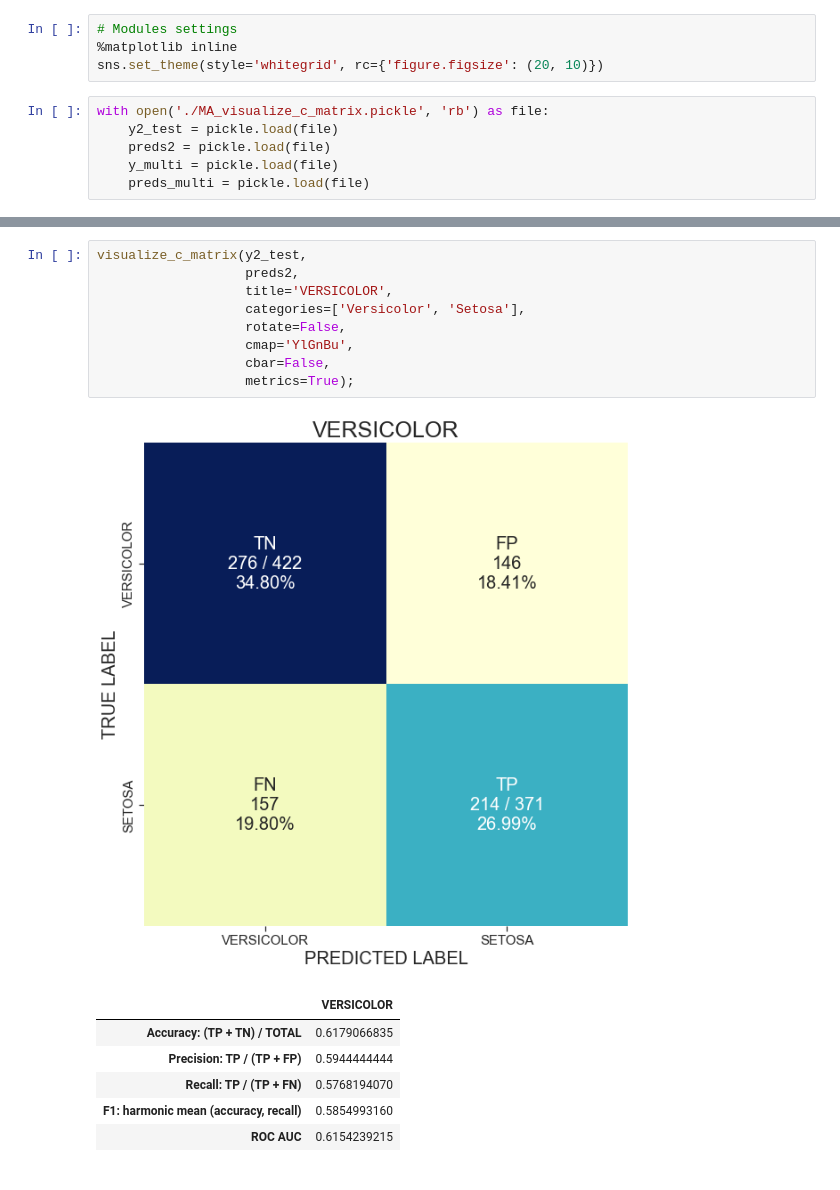
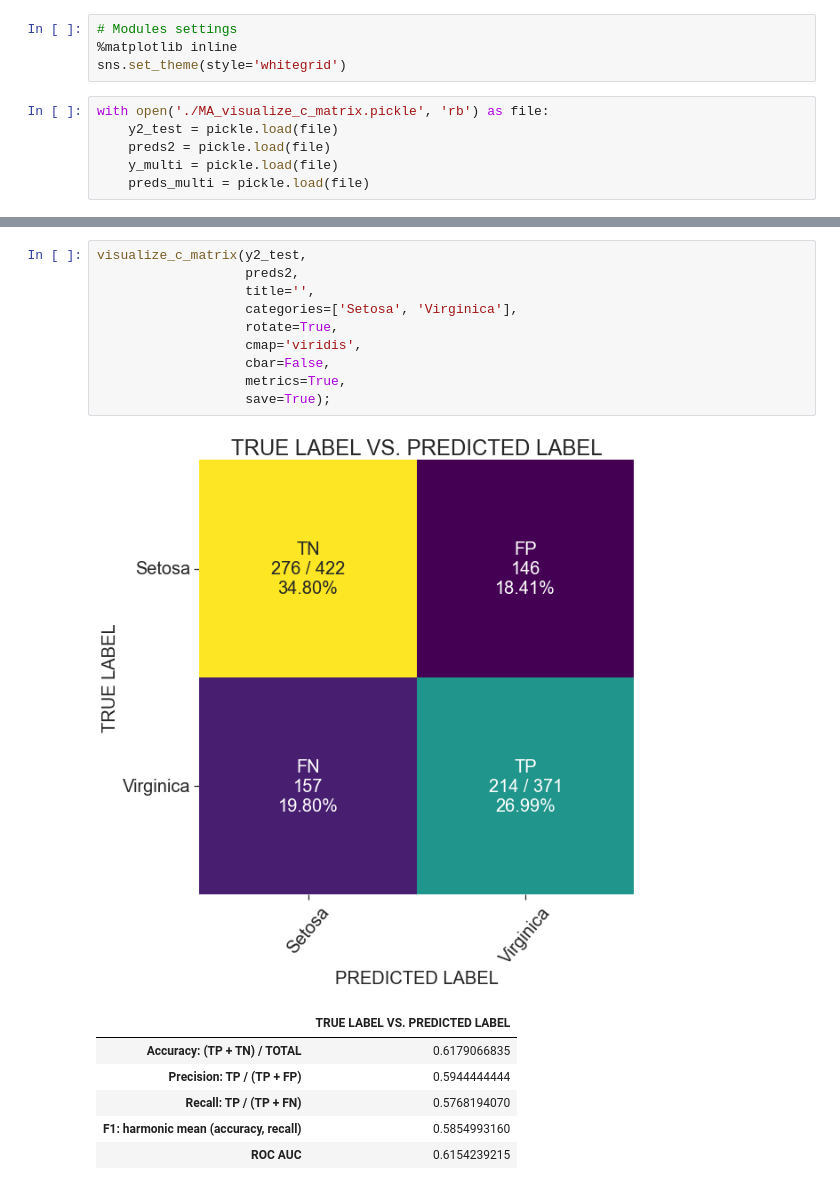
Before and after one commit to erfederuiz/thorreznou, a Jupyter notebook: src/dsft1121/MA_visualize_c_matrix.ipynb, the cells around one changed output, grey strips where cells are left out. Cells and saved outputs as stored; diff of their text form.

```diff
--- a/src/dsft1121/MA_visualize_c_matrix.ipynb
+++ b/src/dsft1121/MA_visualize_c_matrix.ipynb
@@ -13,7 +13,7 @@ from IPython.display import display
 # %%
 # Modules settings
 %matplotlib inline
-sns.set_theme(style='whitegrid', rc={'figure.figsize': (20, 10)})
+sns.set_theme(style='whitegrid')
 # %%
 with open('./MA_visualize_c_matrix.pickle', 'rb') as file:
     y2_test = pickle.load(file)
@@ -283,15 +282,16 @@ visualize_c_matrix(y_multi,
 # %%
 visualize_c_matrix(y2_test,
                    preds2,
-                   title='VERSICOLOR',
-                   categories=['Versicolor', 'Setosa'],
-                   rotate=False,
-                   cmap='YlGnBu',
+                   title='',
+                   categories=['Setosa', 'Virginica'],
+                   rotate=True,
+                   cmap='viridis',
                    cbar=False,
-                   metrics=True);
+                   metrics=True,
+                   save=True);
 # %% [output]
-[figure, old version]
+[figure, new version]
-|  | VERSICOLOR |
+|  | TRUE LABEL VS. PREDICTED LABEL |
 | Accuracy: (TP + TN) / TOTAL | 0.6179066835 |
 | Precision: TP / (TP + FP) | 0.5944444444 |
 | Recall: TP / (TP + FN) | 0.5768194070 |
```
Also changed, not shown: parts of 2 cells of this notebook, 2 other files.
